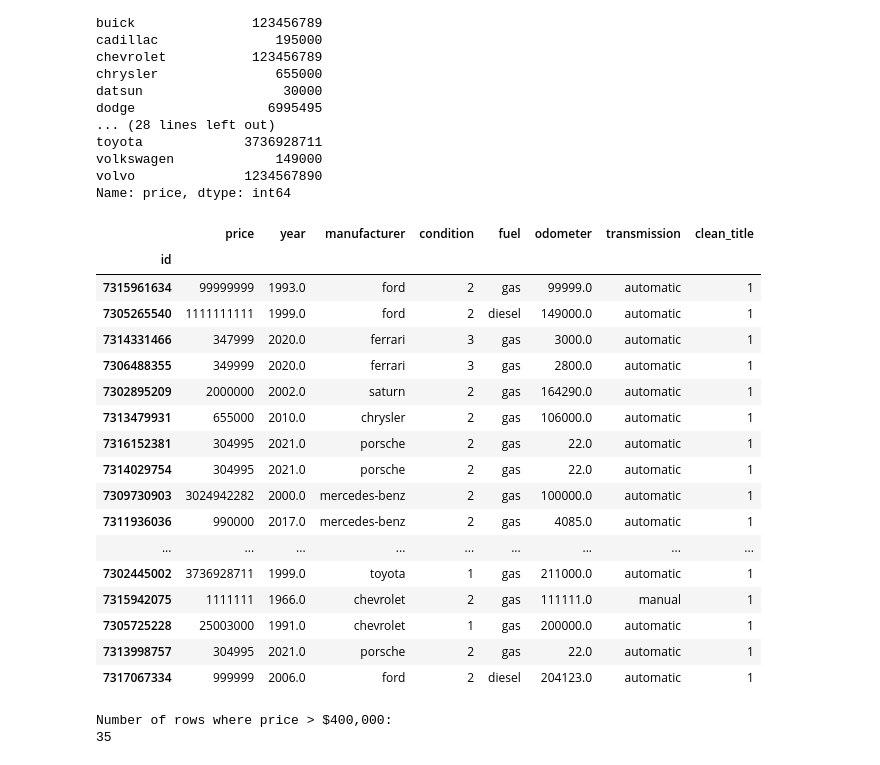
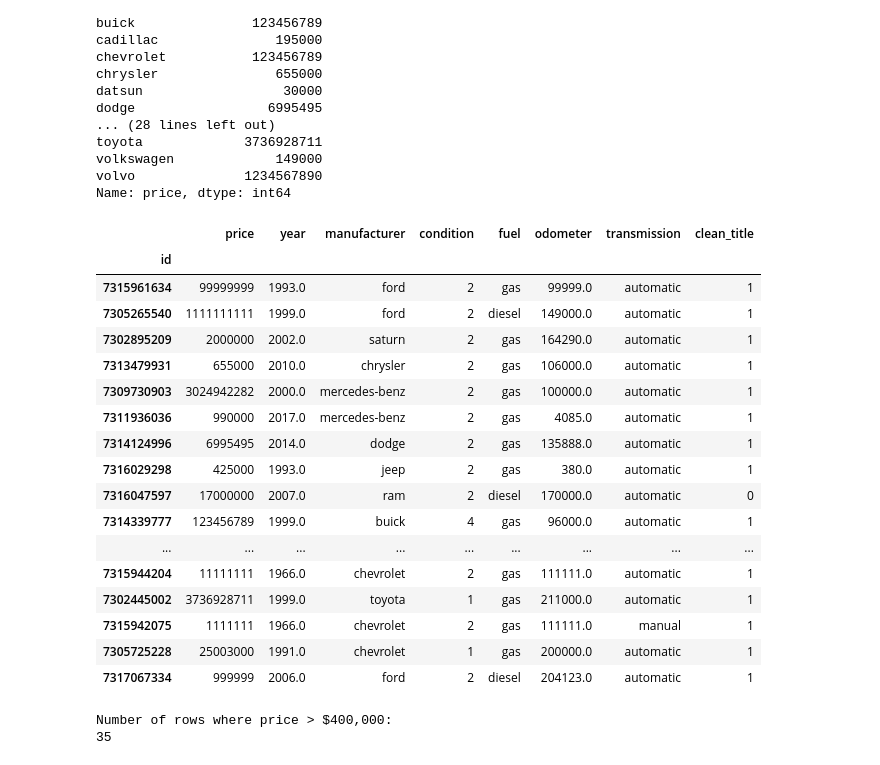
Before and after one commit to dmtrinh/used-car-prices, a Jupyter notebook: prompt_II.ipynb, the cells around one changed output. Saved outputs shown, nothing was run; the diff lists cells and outputs as text; code cells hidden in the pictures.

```diff
--- a/prompt_II.ipynb
+++ b/prompt_II.ipynb
@@ -445,25 +472,25 @@ volvo              1234567890
 Name: price, dtype: int64
 # %%
 # Find all rows where price is > 400000
-cars_df[cars_df['price'] > 300000]
+cars_df[cars_df['price'] > 400000]
 # %% [output]
 |  | price | year | manufacturer | condition | fuel | odometer | transmission | clean_title |
 | id |  |  |  |  |  |  |  |  |
 | 7315961634 | 99999999 | 1993.0 | ford | 2 | gas | 99999.0 | automatic | 1 |
 | 7305265540 | 1111111111 | 1999.0 | ford | 2 | diesel | 149000.0 | automatic | 1 |
-| 7314331466 | 347999 | 2020.0 | ferrari | 3 | gas | 3000.0 | automatic | 1 |
-| 7306488355 | 349999 | 2020.0 | ferrari | 3 | gas | 2800.0 | automatic | 1 |
 | 7302895209 | 2000000 | 2002.0 | saturn | 2 | gas | 164290.0 | automatic | 1 |
 | 7313479931 | 655000 | 2010.0 | chrysler | 2 | gas | 106000.0 | automatic | 1 |
-| 7316152381 | 304995 | 2021.0 | porsche | 2 | gas | 22.0 | automatic | 1 |
-| 7314029754 | 304995 | 2021.0 | porsche | 2 | gas | 22.0 | automatic | 1 |
 | 7309730903 | 3024942282 | 2000.0 | mercedes-benz | 2 | gas | 100000.0 | automatic | 1 |
 | 7311936036 | 990000 | 2017.0 | mercedes-benz | 2 | gas | 4085.0 | automatic | 1 |
+| 7314124996 | 6995495 | 2014.0 | dodge | 2 | gas | 135888.0 | automatic | 1 |
+| 7316029298 | 425000 | 1993.0 | jeep | 2 | gas | 380.0 | automatic | 1 |
+| 7316047597 | 17000000 | 2007.0 | ram | 2 | diesel | 170000.0 | automatic | 0 |
+| 7314339777 | 123456789 | 1999.0 | buick | 4 | gas | 96000.0 | automatic | 1 |
 | ... | ... | ... | ... | ... | ... | ... | ... | ... |
+| 7315944204 | 11111111 | 1966.0 | chevrolet | 2 | gas | 111111.0 | automatic | 1 |
 | 7302445002 | 3736928711 | 1999.0 | toyota | 1 | gas | 211000.0 | automatic | 1 |
 | 7315942075 | 1111111 | 1966.0 | chevrolet | 2 | gas | 111111.0 | manual | 1 |
 | 7305725228 | 25003000 | 1991.0 | chevrolet | 1 | gas | 200000.0 | automatic | 1 |
-| 7313998757 | 304995 | 2021.0 | porsche | 2 | gas | 22.0 | automatic | 1 |
 | 7317067334 | 999999 | 2006.0 | ford | 2 | diesel | 204123.0 | automatic | 1 |
 # %%
 # Find number of rows where price is > $400,000
```
Also changed, not shown: parts of 24 cells of this notebook.
